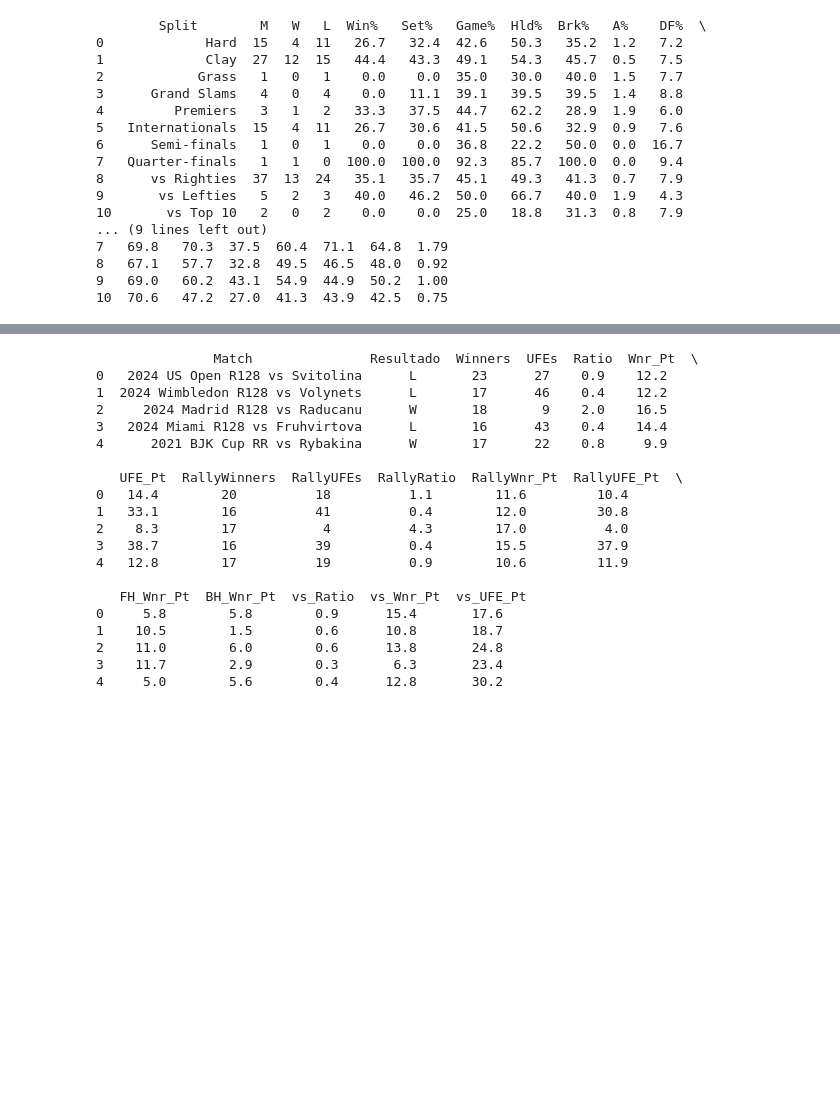
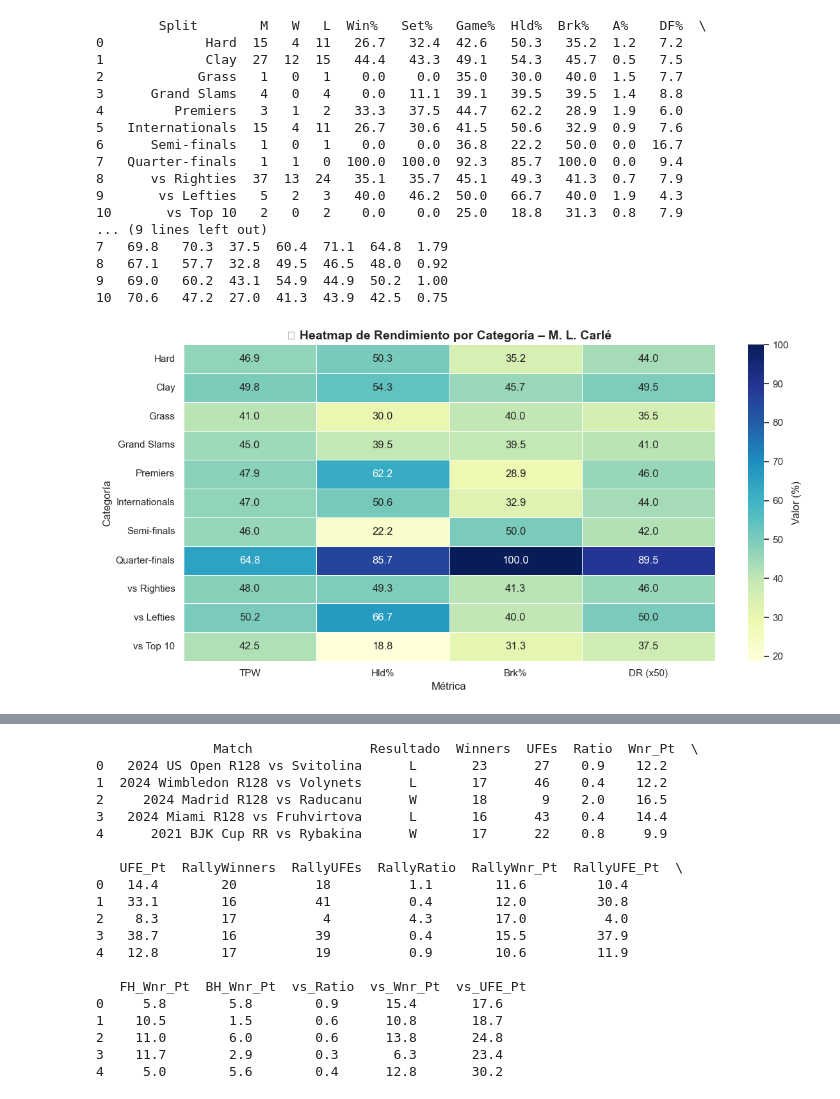
Before and after one commit to roreravi/kevin, a Jupyter notebook: tennis/carle.ipynb, the cells around one changed output, grey strips where cells are left out. Drawn from its saved outputs; the diff is of its cells as text; code cells hidden in the pictures; blank space fills up the shorter version.

```diff
--- a/tennis/carle.ipynb
+++ b/tennis/carle.ipynb
@@ -431,0 +464,29 @@ print(df)
+# %%
+# Diccionario con los datos
+carle_splits_heatmap = {
+    "Split": [
+        "Hard", "Clay", "Grass",
+        "Grand Slams", "Premiers", "Internationals",
+        "Semi-finals", "Quarter-finals",
+        "vs Righties", "vs Lefties", "vs Top 10"
+    ],
+    "TPW": [46.9, 49.8, 41.0, 45.0, 47.9, 47.0, 46.0, 64.8, 48.0, 50.2, 42.5],
+    "Hld%": [50.3, 54.3, 30.0, 39.5, 62.2, 50.6, 22.2, 85.7, 49.3, 66.7, 18.8],
+    "Brk%": [35.2, 45.7, 40.0, 39.5, 28.9, 32.9, 50.0, 100.0, 41.3, 40.0, 31.3],
+    "DR (x50)": [44.0, 49.5, 35.5, 41.0, 46.0, 44.0, 42.0, 89.5, 46.0, 50.0, 37.5]
+}
+
+# Crear el DataFrame
+df = pd.DataFrame(carle_splits_heatmap)
+df.set_index("Split", inplace=True)
+
+# Crear el heatmap
+plt.figure(figsize=(12, 6))
+sns.heatmap(df, annot=True, fmt=".1f", cmap="YlGnBu", linewidths=0.5, cbar_kws={'label': 'Valor (%)'})
+plt.title("📊 Heatmap de Rendimiento por Categoría – M. L. Carlé", fontsize=14, fontweight="bold")
+plt.xlabel("Métrica")
+plt.ylabel("Categoría")
+plt.tight_layout()
+plt.show()
+# %% [output]
+[figure, added]
```
Also changed, not shown: parts of 15 cells of this notebook.
